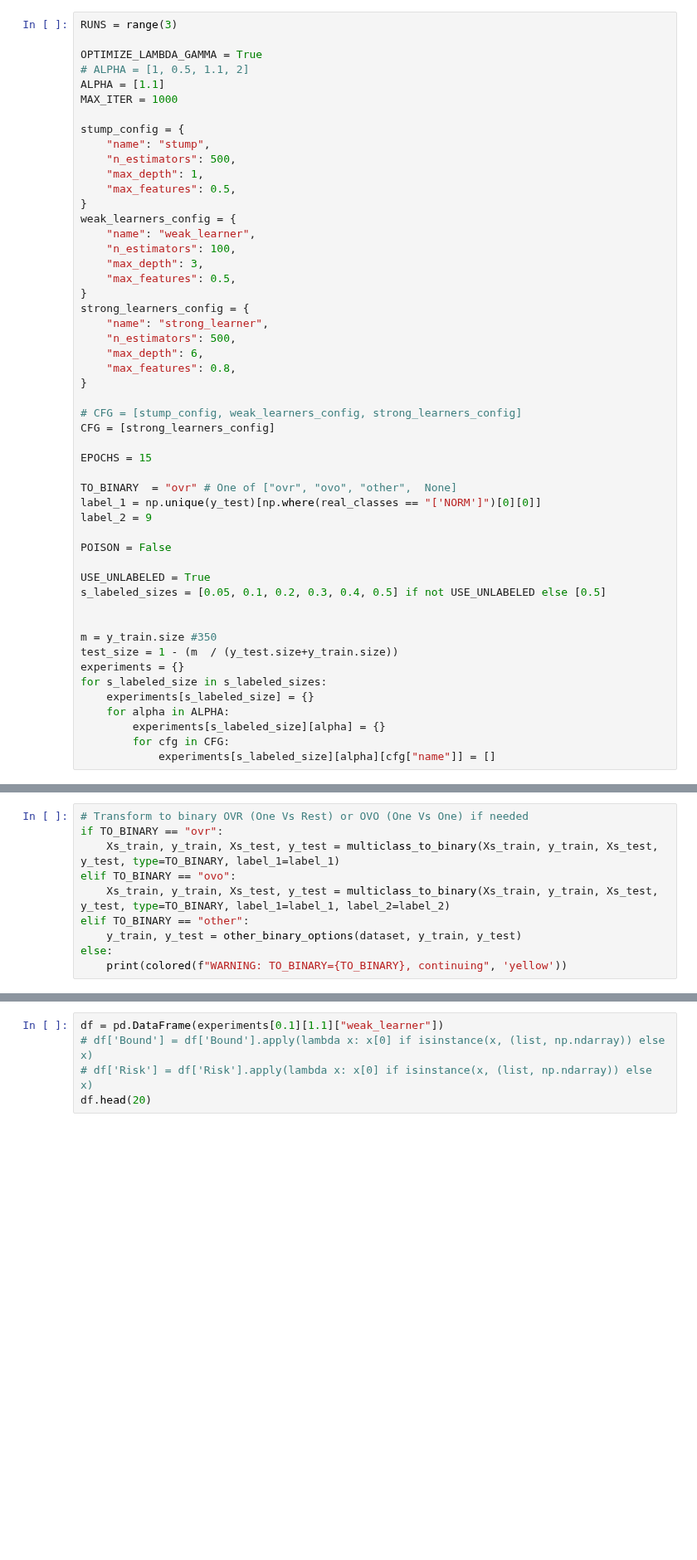
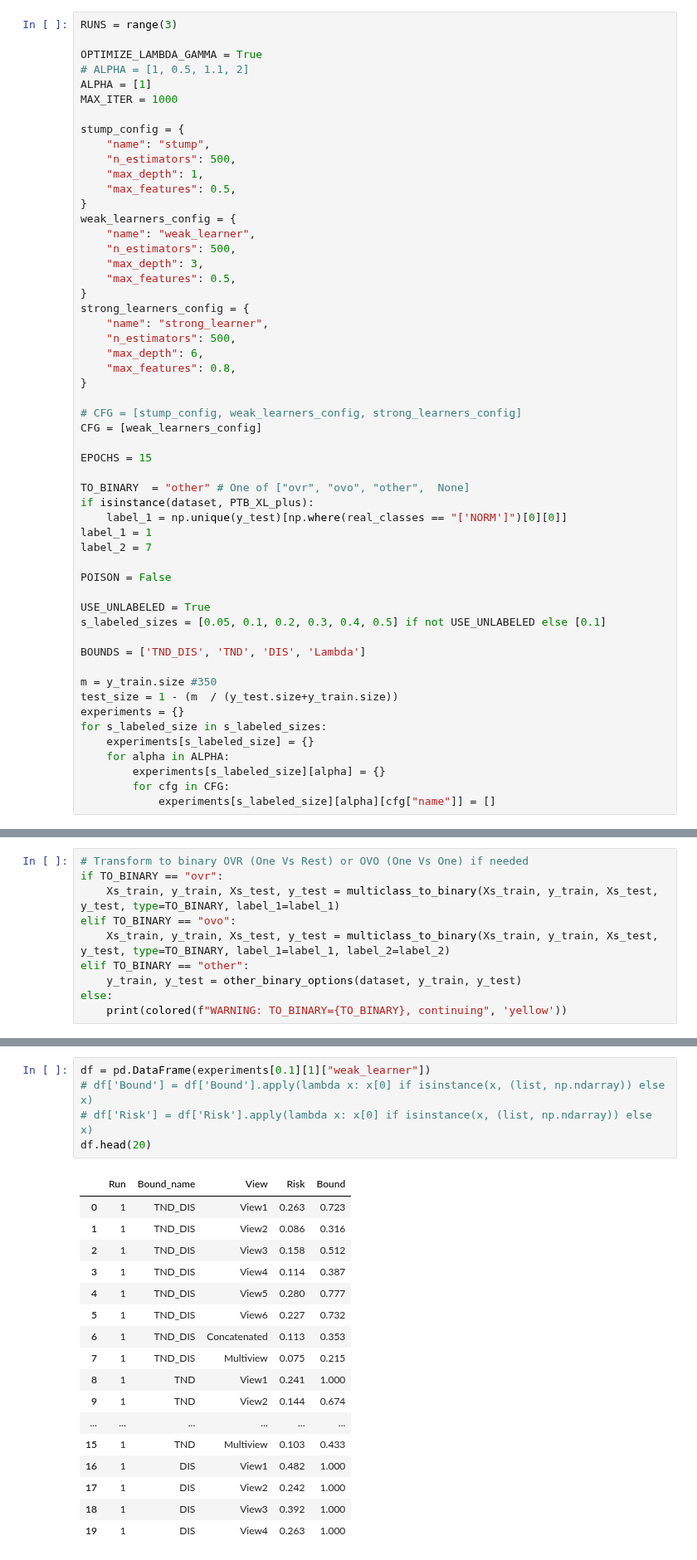
Before and after one commit to adidi24/Multi-View-Majority-Vote-Learning-Algorithms-Direct-Minimization-of-PAC-Bayesian-Bounds, a Jupyter notebook: empirical-evaluation-jupyter.ipynb, the cells around one changed output, grey strips where cells are left out. Shown at 83% size. Drawn from its saved outputs; the diff is of its cells as text; blank space fills up the shorter version.

```diff
--- a/empirical-evaluation-jupyter.ipynb
+++ b/empirical-evaluation-jupyter.ipynb
@@ -92,7 +89,7 @@ RUNS = range(3)
 
 OPTIMIZE_LAMBDA_GAMMA = True
 # ALPHA = [1, 0.5, 1.1, 2]
-ALPHA = [1.1]
+ALPHA = [1]
 MAX_ITER = 1000
 
 stump_config = {
@@ -103,7 +100,7 @@ stump_config = {
 }
 weak_learners_config = {
     "name": "weak_learner",
-    "n_estimators": 100,
+    "n_estimators": 500,
     "max_depth": 3,
     "max_features": 0.5,
 }
@@ -115,19 +112,22 @@ strong_learners_config = {
 }
 
 # CFG = [stump_config, weak_learners_config, strong_learners_config]
-CFG = [strong_learners_config]
+CFG = [weak_learners_config]
 
 EPOCHS = 15
 
-TO_BINARY  = "ovr" # One of ["ovr", "ovo", "other",  None]
-label_1 = np.unique(y_test)[np.where(real_classes == "['NORM']")[0][0]]
-label_2 = 9
+TO_BINARY  = "other" # One of ["ovr", "ovo", "other",  None]
+if isinstance(dataset, PTB_XL_plus):
+    label_1 = np.unique(y_test)[np.where(real_classes == "['NORM']")[0][0]]
+label_1 = 1
+label_2 = 7
 
 POISON = False
 
 USE_UNLABELED = True
-s_labeled_sizes = [0.05, 0.1, 0.2, 0.3, 0.4, 0.5] if not USE_UNLABELED else [0.5]
+s_labeled_sizes = [0.05, 0.1, 0.2, 0.3, 0.4, 0.5] if not USE_UNLABELED else [0.1]
 
+BOUNDS = ['TND_DIS', 'TND', 'DIS', 'Lambda']
 
 m = y_train.size #350
 test_size = 1 - (m  / (y_test.size+y_train.size))
@@ -323,9 +347,27 @@ for s_labeled_size, size_exp in experiments.items():
             file_name = f"{cfg_dir}/{dataset._name}_{label_1}vs{label_2}_{len(RUNS)}runs.csv"
             experiment_df.to_csv(file_name, sep=" ", index=False)
 # %%
-df = pd.DataFrame(experiments[0.1][1.1]["weak_learner"])
+df = pd.DataFrame(experiments[0.1][1]["weak_learner"])
 # df['Bound'] = df['Bound'].apply(lambda x: x[0] if isinstance(x, (list, np.ndarray)) else x)
 # df['Risk'] = df['Risk'].apply(lambda x: x[0] if isinstance(x, (list, np.ndarray)) else x)
 df.head(20)
+# %% [output]
+|  | Run | Bound_name | View | Risk | Bound |
+| 0 | 1 | TND_DIS | View1 | 0.263 | 0.723 |
+| 1 | 1 | TND_DIS | View2 | 0.086 | 0.316 |
+| 2 | 1 | TND_DIS | View3 | 0.158 | 0.512 |
+| 3 | 1 | TND_DIS | View4 | 0.114 | 0.387 |
+| 4 | 1 | TND_DIS | View5 | 0.280 | 0.777 |
+| 5 | 1 | TND_DIS | View6 | 0.227 | 0.732 |
+| 6 | 1 | TND_DIS | Concatenated | 0.113 | 0.353 |
+| 7 | 1 | TND_DIS | Multiview | 0.075 | 0.215 |
+| 8 | 1 | TND | View1 | 0.241 | 1.000 |
+| 9 | 1 | TND | View2 | 0.144 | 0.674 |
+| ... | ... | ... | ... | ... | ... |
+| 15 | 1 | TND | Multiview | 0.103 | 0.433 |
+| 16 | 1 | DIS | View1 | 0.482 | 1.000 |
+| 17 | 1 | DIS | View2 | 0.242 | 1.000 |
+| 18 | 1 | DIS | View3 | 0.392 | 1.000 |
+| 19 | 1 | DIS | View4 | 0.263 | 1.000 |
 # %%
 df[df["Risk"] > df["Bound"]]
```
Also changed, not shown: parts of 11 cells of this notebook, 18 other files.
